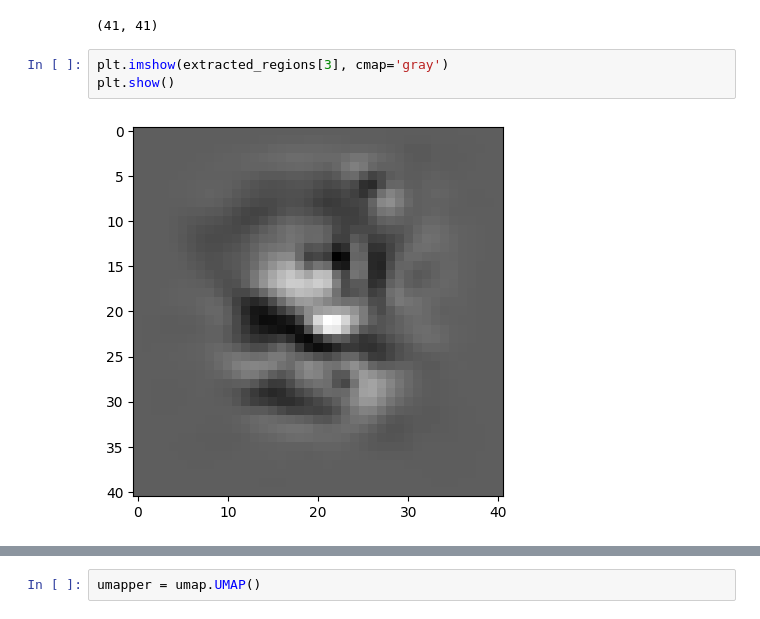
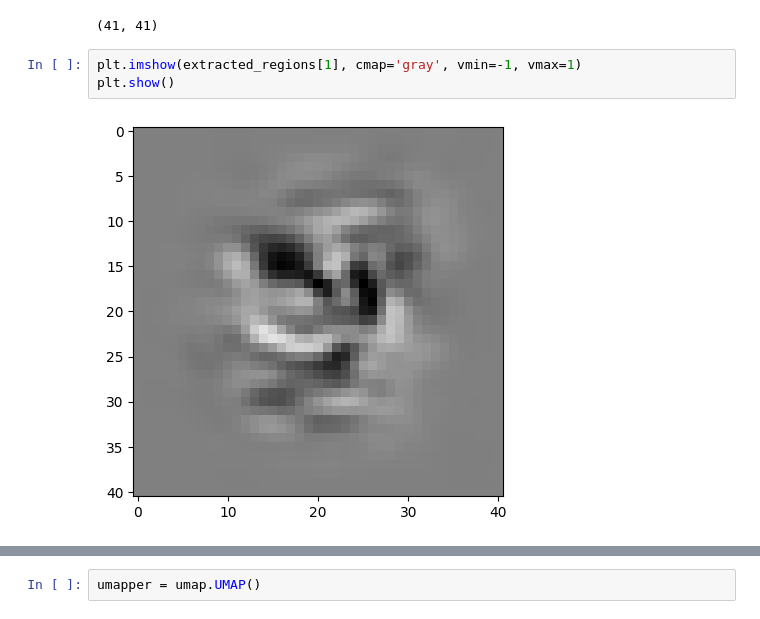
Before and after one commit to ananaphasia/Petreanu_MEI_generation, a Jupyter notebook: 06_UMAP_analysis.ipynb, the cells around one changed output, grey strips where cells are left out. Drawn from its saved outputs; the diff is of its cells as text.

```diff
--- a/06_UMAP_analysis.ipynb
+++ b/06_UMAP_analysis.ipynb
@@ -180,7 +180,7 @@ print(max_shape)
 # %% [output]
 (41, 41)
 # %%
-plt.imshow(extracted_regions[3], cmap='gray')
+plt.imshow(extracted_regions[1], cmap='gray', vmin=-1, vmax=1)
 plt.show()
 # %% [output]
-[figure, old version]
+[figure, new version]
```
Also changed, not shown: parts of 22 cells of this notebook, 1 other file.
